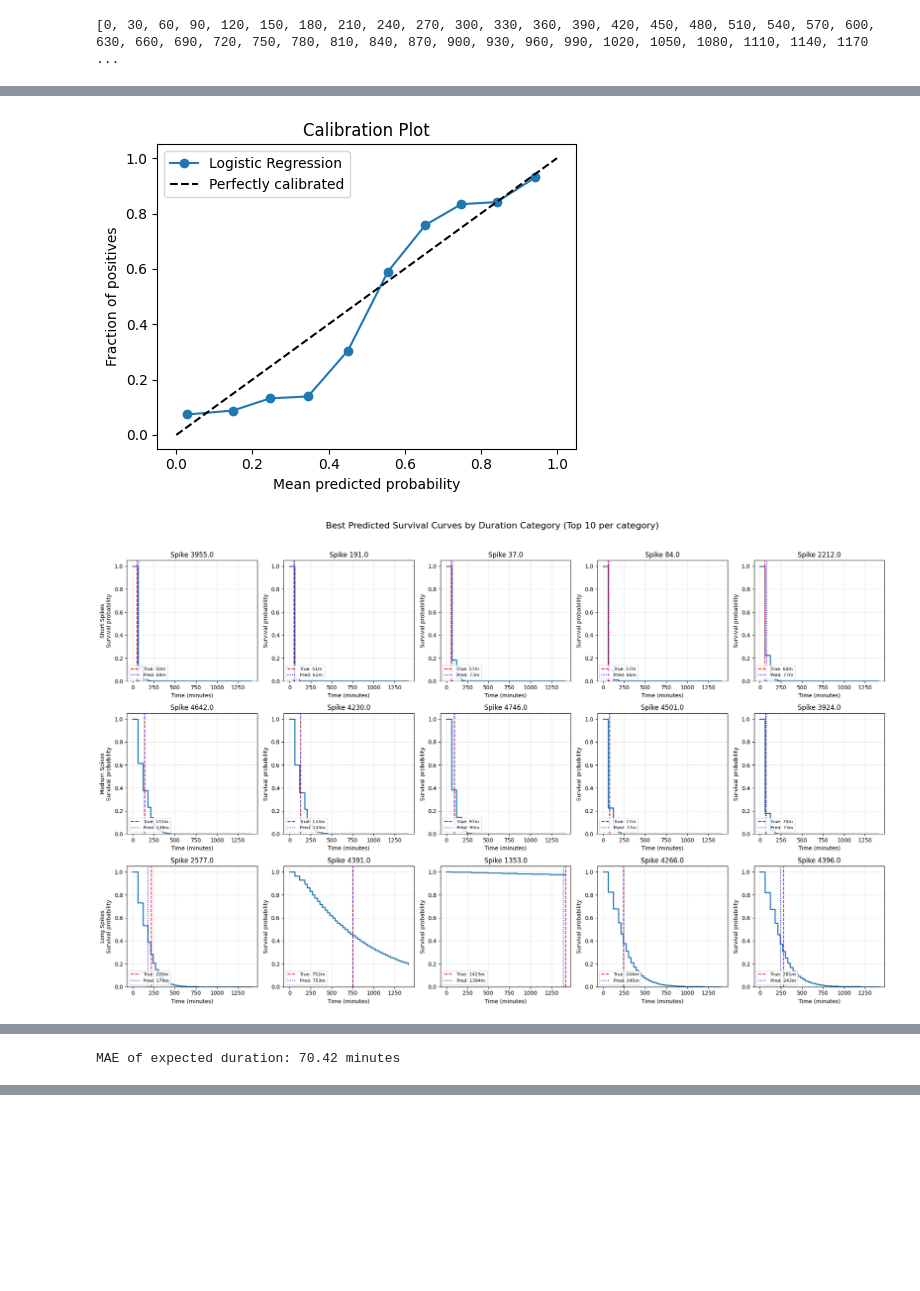
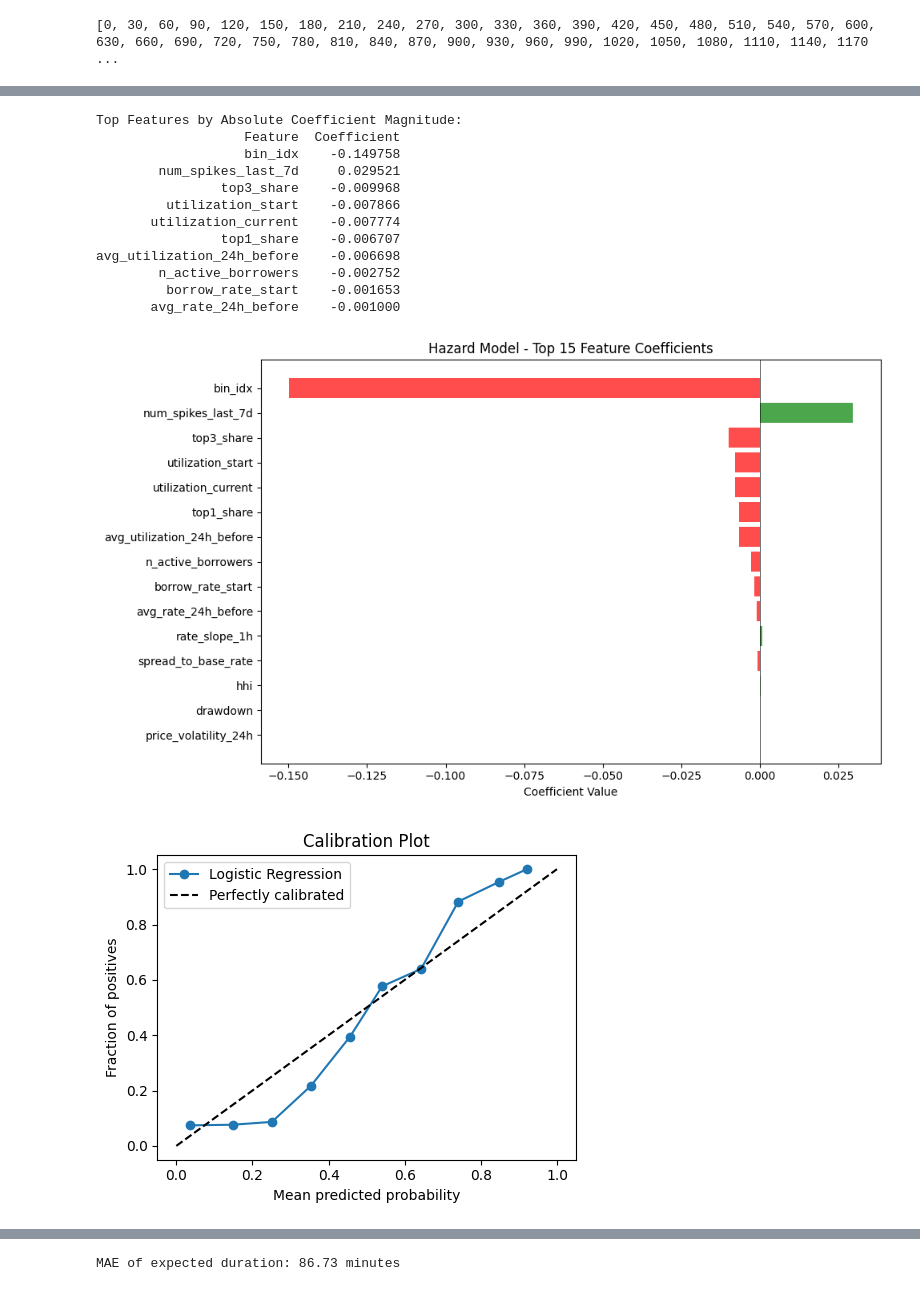
Before and after one commit to egortrussov/lending_protocols_researh, a Jupyter notebook: users_clusterization/spikes_recovery_modeling_v2.ipynb, the cells around one changed output, grey strips where cells are left out. Drawn from its saved outputs; the diff is of its cells as text; code cells hidden in the pictures; blank space fills up the shorter version.

Commit message:
Built positions features dataset, polished hazard modeling on spike duration

```diff
--- a/users_clusterization/spikes_recovery_modeling_v2.ipynb
+++ b/users_clusterization/spikes_recovery_modeling_v2.ipynb
@@ -838,6 +868,8 @@ from lifelines.utils import concordance_index
 BINS_MINUTES = range(0, 60*24, 30)
 BINS_MINUTES = [0, 60, 120, 150, 180, 210, 240, 270, 300, 330, 360, 390, 420, 450, 480, 510, 540, 570, 600, 630, 660, 690, 720, 750, 780, 810, 840, 870, 900, 930, 960, 990, 1020, 1050, 1080, 1110, 1140, 1170, 1200, 1230, 1260, 1290, 1320, 1350, 1380, 1410]
 BINS_MINUTES = [0, 60, 120, 180, 210, 240, 270, 300, 330, 360, 390, 420, 450, 480, 510, 540, 570, 600, 630, 660, 690, 720, 750, 780, 810, 840, 870, 900, 930, 960, 990, 1020, 1050, 1080, 1110, 1140, 1170, 1200, 1230, 1260, 1290, 1320, 1350, 1380, 1410]
+BINS_MINUTES = [0, 30, 60, 180, 240, 270, 300, 330, 360, 390, 420, 450, 480, 510, 540, 570, 600, 630, 660, 690, 720, 750, 780, 810, 840, 870, 900, 930, 960, 990, 1020, 1050, 1080, 1110, 1140, 1170, 1200, 1230, 1260, 1290, 1320, 1350, 1380, 1410]
+# BINS_MINUTES = [0, 180, 270, 300, 330, 360, 390, 420, 450, 480, 510, 540, 570, 600, 630, 660, 690, 720, 750, 780, 810, 840, 870, 900, 930, 960, 990, 1020, 1050, 1080, 1110, 1140, 1170, 1200, 1230, 1260, 1290, 1320, 1350, 1380, 1410]
 
 BIN_LABELS = []
 for i in range(len(BINS_MINUTES)-1): BIN_LABELS.append(f"{BINS_MINUTES[i-1]}-{BINS_MINUTES[i]}m")
@@ -872,6 +904,7 @@ def prepare_hazard_dataset(df_long, bins=BINS_MINUTES):
             row_at_start['bin_end'] = bin_end
             row_at_start['bin_label'] = f"{bin_start}-{bin_end}m"
             row_at_start['event'] = event
+            row_at_start['bin_idx'] = i
             rows.append(row_at_start)
             if event == 1 or duration <= bin_start:
                 tol += 1
@@ -885,6 +918,28 @@ def train_hazard_model(X_train, y_train):
     model = LogisticRegression(max_iter=1000, random_state=42)
     model.fit(X_train, y_train)
     return model
+
+def display_hazard_model_coefficients(model, feature_names):
+    coef_df = pd.DataFrame({
+        'Feature': feature_names,
+        'Coefficient': model.coef_[0]
+    }).sort_values('Coefficient', key=abs, ascending=False)
+
+    print("Top Features by Absolute Coefficient Magnitude:")
+    print(coef_df.head(10).to_string(index=False))
+
+    plt.figure(figsize=(10, 6))
+    colors = ['green' if c > 0 else 'red' for c in coef_df['Coefficient']]
+    plt.barh(coef_df['Feature'].head(15), coef_df['Coefficient'].head(15), color=colors, alpha=0.7)
+    plt.axvline(x=0, color='black', linestyle='-', linewidth=0.5)
+    plt.xlabel('Coefficient Value')
+    plt.title('Hazard Model - Top 15 Feature Coefficients')
+    plt.gca().invert_yaxis()
+    plt.tight_layout()
+    plt.show()
+
+    return coef_df
+
 
 def evaluate_hazard_model(model, X_val, y_val, hazard_val):
     y_pred_proba = model.predict_proba(X_val)[:, 1]
@@ -940,7 +995,7 @@ def predict_survival_curve(model, X_spike_start, bins=BINS_MINUTES):
         surv.append(surv[-1] * (1 - p))
     return np.array(bins), np.array(surv)
 
-def plot_survival_examples_grid_best_predictions(model, X_val, hazard_val, n_examples_per_row=5, bins=BINS_MINUTES):
+def plot_survival_examples_grid_best_predictions(model, X_val, hazard_val, n_examples_per_row=10, bins=BINS_MINUTES):
     unique_spikes = hazard_val[['spike_index', 'duration_minutes']].drop_duplicates()
 
     spike_errors = []
@@ -1082,16 +1113,22 @@ hazard_df.head(30)
 # %%
-hazard_df = prepare_hazard_dataset(df, bins=BINS_MINUTES)
+df_prep = df.copy()
+# df_prep = df_prep[
+#     df_prep["spike_duration_seconds"] > 60*60 * 2
+# ]
+hazard_df = prepare_hazard_dataset(df_prep, bins=BINS_MINUTES)
 
 feature_cols = [
-    'utilization_start', 'utilization_peak_so_far', 'borrow_rate_start',
+    'utilization_start', 'borrow_rate_start',
     'rate_slope_1h', 'spread_to_base_rate', 'total_borrow_current',
     'n_active_borrowers', 'top1_share', 'top3_share', 'hhi',
     'price_return_1h', 'price_volatility_24h', 'drawdown',
     'avg_utilization_24h_before', 'avg_rate_24h_before',
     'num_spikes_last_7d', 'time_since_last_spike',
 
-    # 'utilization_current',
-    'time_offset_minutes'
+    'utilization_current',
+    # 'time_offset_minutes',
+    'bin_idx',
+    # 'utilization_peak_so_far',
 ]
 X = hazard_df[feature_cols].fillna(0)
 y = hazard_df['event']
@@ -1105,11 +1142,12 @@ model = train_hazard_model(X_train, y_train)
 y_pred_proba = evaluate_hazard_model(model, X_val, y_val, hazard_val)
 y_pred_proba_train = evaluate_hazard_model(model, X_train, y_train, hazard_train)
 
+display_hazard_model_coefficients(model, feature_cols)
 
 # plot_calibration(y_val, y_pred_proba)
 plot_calibration(y_train, y_pred_proba_train)
 
-plot_survival_examples_grid_best_predictions(model, X_val, hazard_val, n_examples_per_row=5, bins=BINS_MINUTES)
+plot_survival_examples_grid_best_predictions(model, X_val, hazard_val, n_examples_per_row=10, bins=BINS_MINUTES)
 # plot_kaplan_meier_style_comparison(model, X_val, hazard_val, bins=BINS_MINUTES)
 plot_kaplan_meier_style_comparison(model, X_train, hazard_train, bins=BINS_MINUTES)
 # %% [output]
@@ -1152,2 +1190,14 @@ Brier Score per bin:
+Top Features by Absolute Coefficient Magnitude:
+                   Feature  Coefficient
+                   bin_idx    -0.149758
+        num_spikes_last_7d     0.029521
+                top3_share    -0.009968
+         utilization_start    -0.007866
+       utilization_current    -0.007774
+                top1_share    -0.006707
+avg_utilization_24h_before    -0.006698
+        n_active_borrowers    -0.002752
+         borrow_rate_start    -0.001653
+       avg_rate_24h_before    -0.001000
-[figure, old version]
+[figure, new version]
-[figure, old version]
+[figure, new version]
@@ -1155 +1204,0 @@ Brier Score per bin:
-MAE of expected duration: 70.42 minutes
@@ -1155,0 +1206 @@ MAE of expected duration: 70.42 minutes
+MAE of expected duration: 86.73 minutes
```
Also changed, not shown: parts of 14 cells of this notebook, 6 other files.
